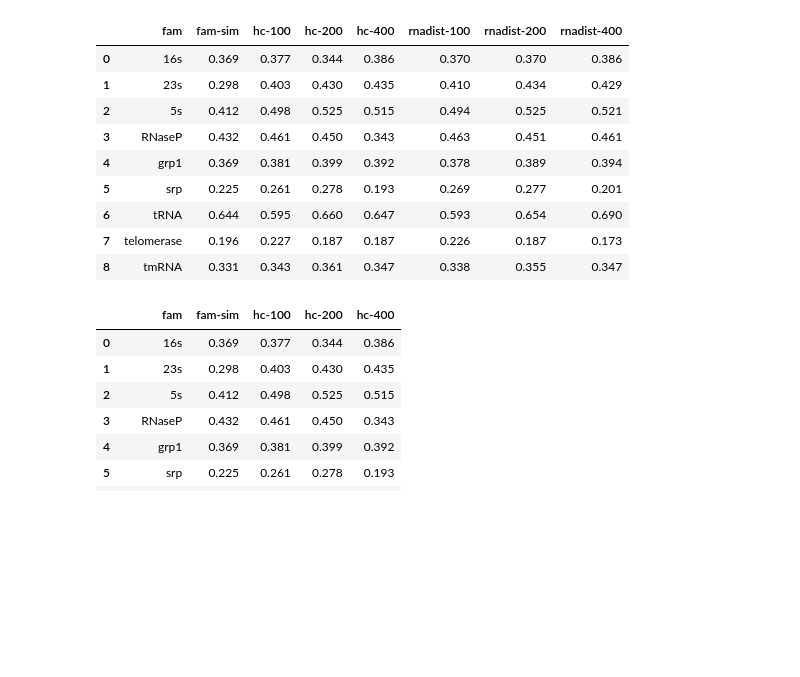
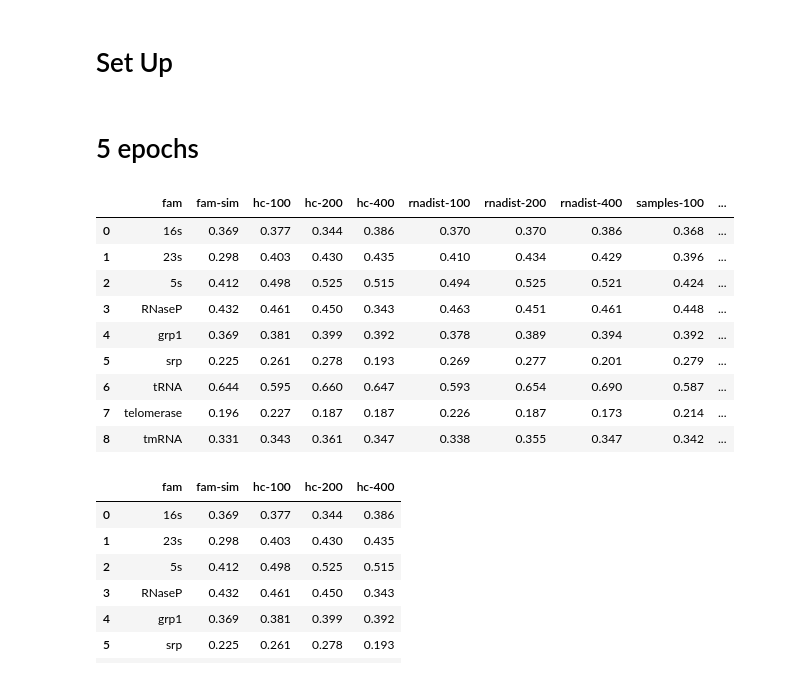
Before and after one commit to Gisch97/RNA-analysis, a Jupyter notebook: DataAnalysis/sincfold/fam_fold_ArchiveII_filtered/sincFold_testOnly.ipynb, the cells around one changed output. Saved outputs shown, nothing was run; the diff lists cells and outputs as text; code cells hidden in the pictures; blank space fills up the shorter version.

```diff
--- a/DataAnalysis/sincfold/fam_fold_ArchiveII_filtered/sincFold_testOnly.ipynb
+++ b/DataAnalysis/sincfold/fam_fold_ArchiveII_filtered/sincFold_testOnly.ipynb
@@ -1,3 +1,5 @@
+# %% [markdown]
+# Set Up
 # %%
 import pandas as pd
 import seaborn as sns
@@ -5,38 +55,27 @@ import matplotlib.pyplot as plt
+# %% [markdown]
+# 5 epochs
 # %%
-hc_5 = pd.read_csv('results/hc_5e_f1_post_test.csv')
-rdist_5 = pd.read_csv('results/rnadist_5e_f1_post_test.csv')
+hc_5 = pd.read_csv("results/tables/5e/hc_5e_f1_post_test.csv")
+rdist_5 = pd.read_csv("results/tables/5e/rnadist_5e_f1_post_test.csv")
+samples_5 = pd.read_csv("results/tables/5e/samples_5e_f1_post_test.csv")
 
-sincfold_f1 = {
-    "16s": 0.391664,
-    "23s": 0.402430,
-    "5s": 0.438967,
-    "RNaseP": 0.442618,
-    "grp1": 0.349969,
-    "srp": 0.249175,
-    "tRNA": 0.685143,
-    "telomerase": 0.154173,
-    "tmRNA": 0.350146,
-}
-# Crear DataFrame para sincfold
-df_sincfold = pd.DataFrame({
-    'fam': list(sincfold_f1.keys()),
-    'f1_post': list(sincfold_f1.values()),
-    'modelo': 'sincfold'
-})
 
-df_5 = pd.merge(hc_5, rdist_5, left_on=['fam', 'fam-sim'], right_on=['fam', 'fam-sim'])
+dft_5 = pd.merge(hc_5, rdist_5, left_on=["fam", "fam-sim"], right_on=["fam", "fam-sim"])
+df_5 = pd.merge(
+    dft_5, samples_5, left_on=["fam", "fam-sim"], right_on=["fam", "fam-sim"]
+)
 df_5
 # %% [output]
-|  | fam | fam-sim | hc-100 | hc-200 | hc-400 | rnadist-100 | rnadist-200 | rnadist-400 |
-| 0 | 16s | 0.369 | 0.377 | 0.344 | 0.386 | 0.370 | 0.370 | 0.386 |
-| 1 | 23s | 0.298 | 0.403 | 0.430 | 0.435 | 0.410 | 0.434 | 0.429 |
-| 2 | 5s | 0.412 | 0.498 | 0.525 | 0.515 | 0.494 | 0.525 | 0.521 |
-| 3 | RNaseP | 0.432 | 0.461 | 0.450 | 0.343 | 0.463 | 0.451 | 0.461 |
-| 4 | grp1 | 0.369 | 0.381 | 0.399 | 0.392 | 0.378 | 0.389 | 0.394 |
-| 5 | srp | 0.225 | 0.261 | 0.278 | 0.193 | 0.269 | 0.277 | 0.201 |
-| 6 | tRNA | 0.644 | 0.595 | 0.660 | 0.647 | 0.593 | 0.654 | 0.690 |
-| 7 | telomerase | 0.196 | 0.227 | 0.187 | 0.187 | 0.226 | 0.187 | 0.173 |
-| 8 | tmRNA | 0.331 | 0.343 | 0.361 | 0.347 | 0.338 | 0.355 | 0.347 |
+|  | fam | fam-sim | hc-100 | hc-200 | hc-400 | rnadist-100 | rnadist-200 | rnadist-400 | samples-100 | ... |
+| 0 | 16s | 0.369 | 0.377 | 0.344 | 0.386 | 0.370 | 0.370 | 0.386 | 0.368 | ... |
+| 1 | 23s | 0.298 | 0.403 | 0.430 | 0.435 | 0.410 | 0.434 | 0.429 | 0.396 | ... |
+| 2 | 5s | 0.412 | 0.498 | 0.525 | 0.515 | 0.494 | 0.525 | 0.521 | 0.424 | ... |
+| 3 | RNaseP | 0.432 | 0.461 | 0.450 | 0.343 | 0.463 | 0.451 | 0.461 | 0.448 | ... |
+| 4 | grp1 | 0.369 | 0.381 | 0.399 | 0.392 | 0.378 | 0.389 | 0.394 | 0.392 | ... |
+| 5 | srp | 0.225 | 0.261 | 0.278 | 0.193 | 0.269 | 0.277 | 0.201 | 0.279 | ... |
+| 6 | tRNA | 0.644 | 0.595 | 0.660 | 0.647 | 0.593 | 0.654 | 0.690 | 0.587 | ... |
+| 7 | telomerase | 0.196 | 0.227 | 0.187 | 0.187 | 0.226 | 0.187 | 0.173 | 0.214 | ... |
+| 8 | tmRNA | 0.331 | 0.343 | 0.361 | 0.347 | 0.338 | 0.355 | 0.347 | 0.342 | ... |
 # %%
 hc_5
 # %% [output]
```
Also changed, not shown: parts of 26 cells of this notebook, 21 other files.
